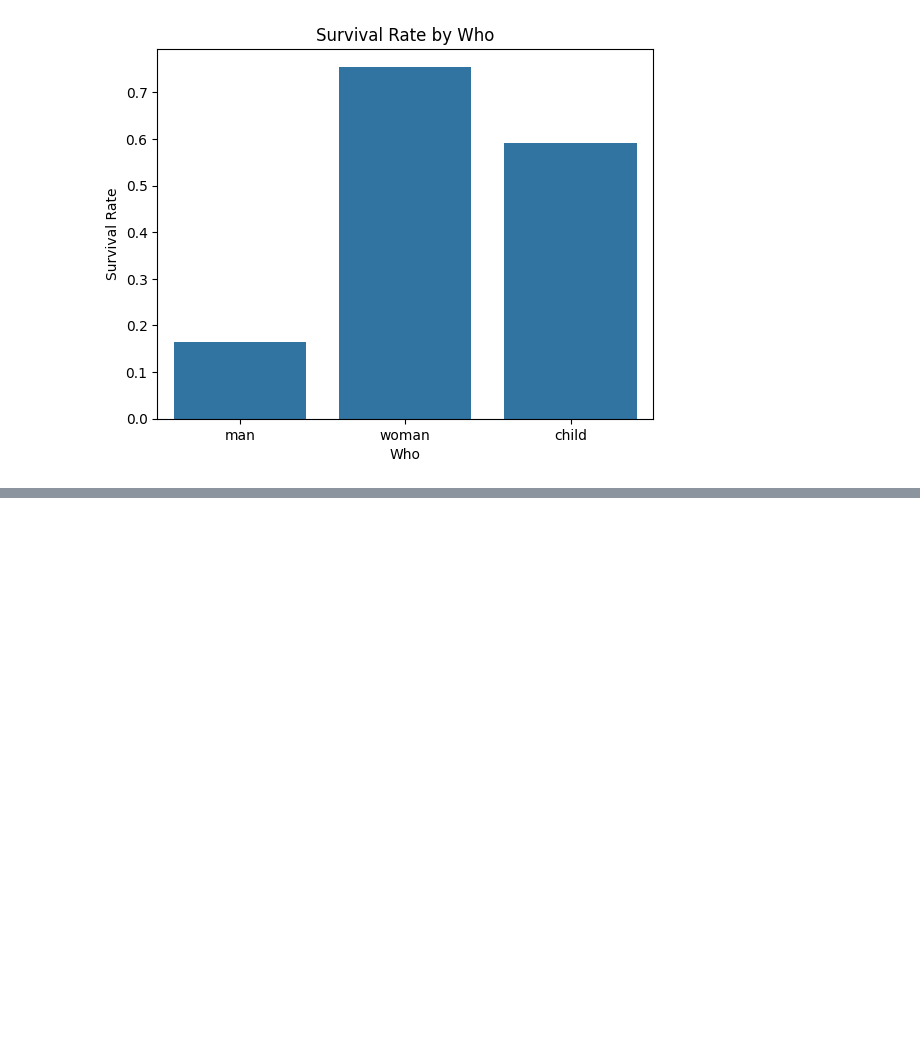
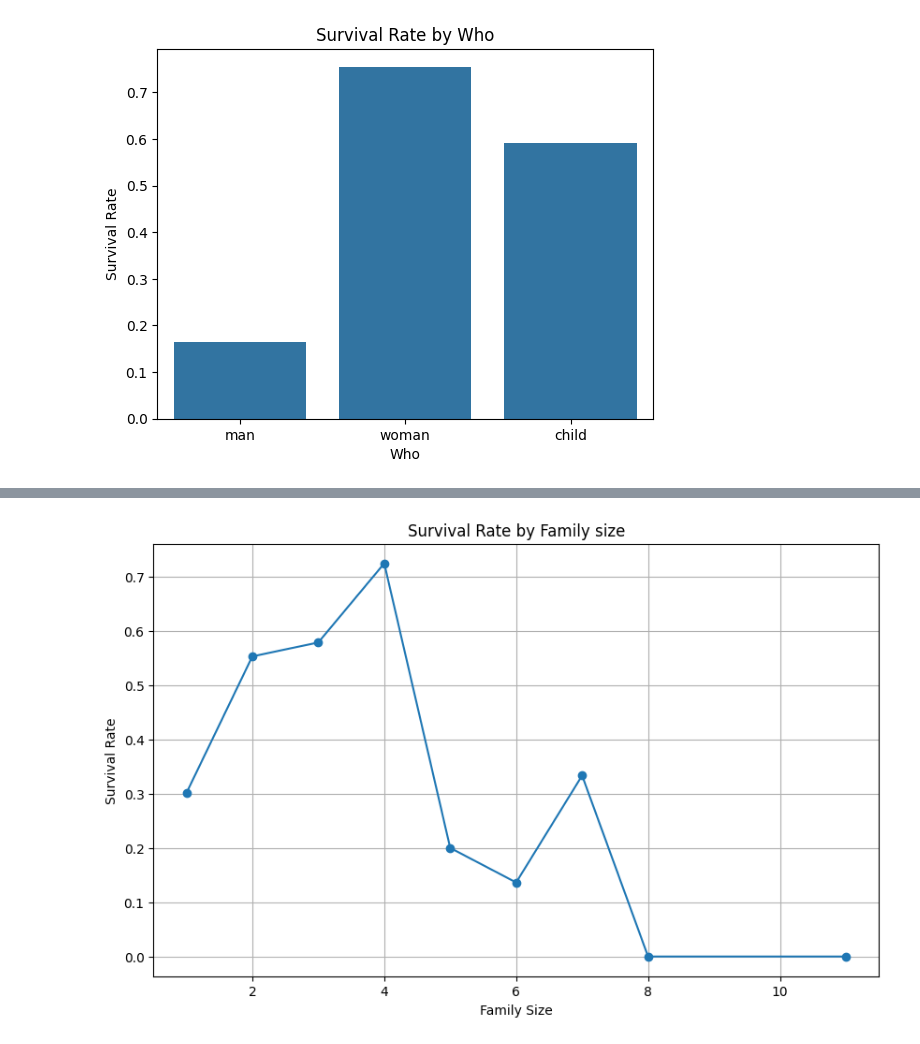
Before and after one commit to wiseorcool/Pyquant, a Jupyter notebook: titanic_practise.ipynb, the cells around one changed output, grey strips where cells are left out. Cells and saved outputs as stored; diff of their text form; code cells hidden in the pictures; blank space fills up the shorter version.

Commit message:
added more analysis related to family size

```diff
--- a/titanic_practise.ipynb
+++ b/titanic_practise.ipynb
@@ -394,3 +394,5 @@ plt.ylabel("Survival Rate")
 plt.show()
 # %% [output]
 [figure]
+# %%
+family_survival = titanic.groupby("family_size")["survived"].mean().reset_index()
@@ -396,0 +446,12 @@ plt.show()
+# %%
+import matplotlib.pyplot as plt
+
+plt.figure(figsize=(10,6))
+plt.plot(family_survival["family_size"], family_survival["survived"],marker='o')
+plt.title("Survival Rate by Family size")
+plt.xlabel("Family Size")
+plt.ylabel("Survival Rate")
+plt.grid()
+plt.show()
+# %% [output]
+[figure, added]
```
Also changed, not shown: parts of 3 cells of this notebook.
